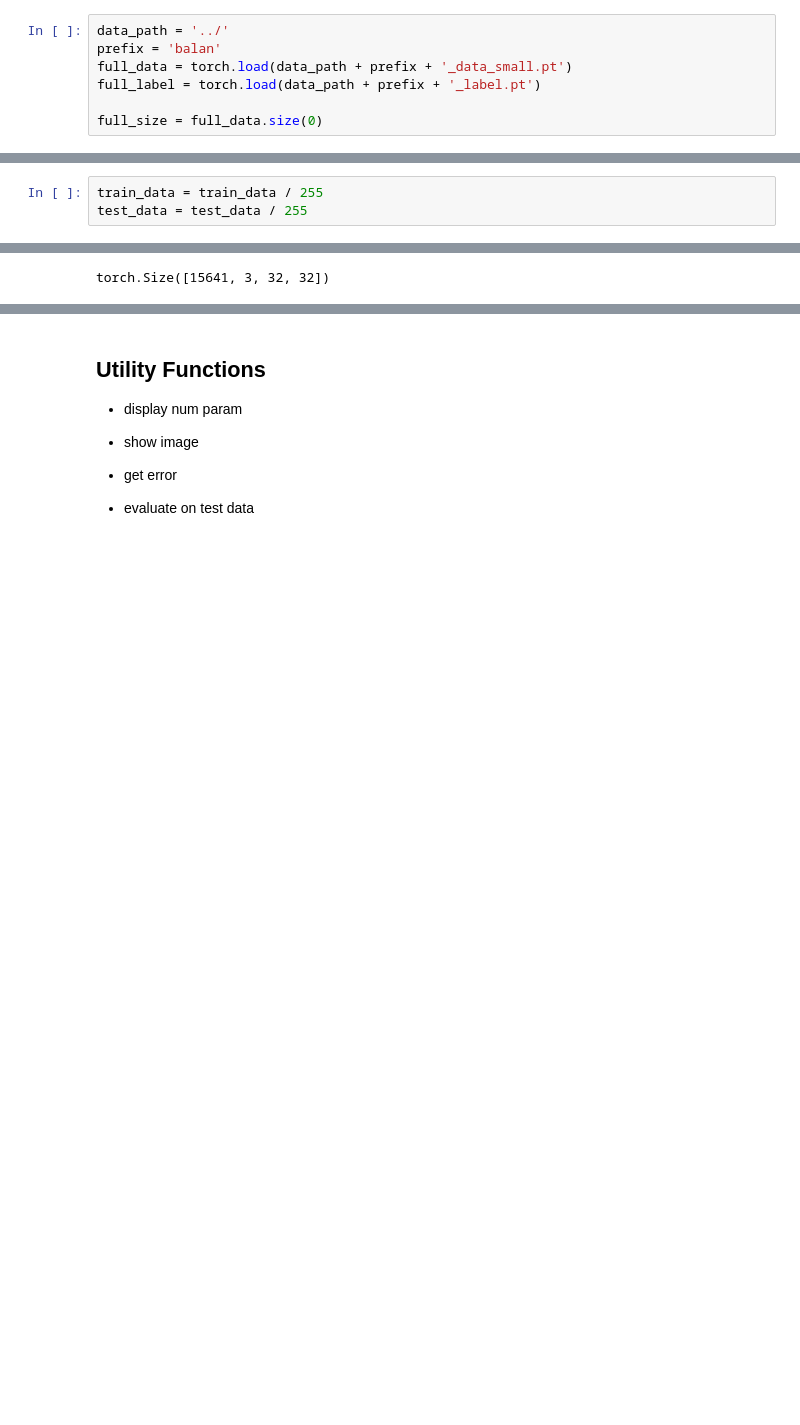
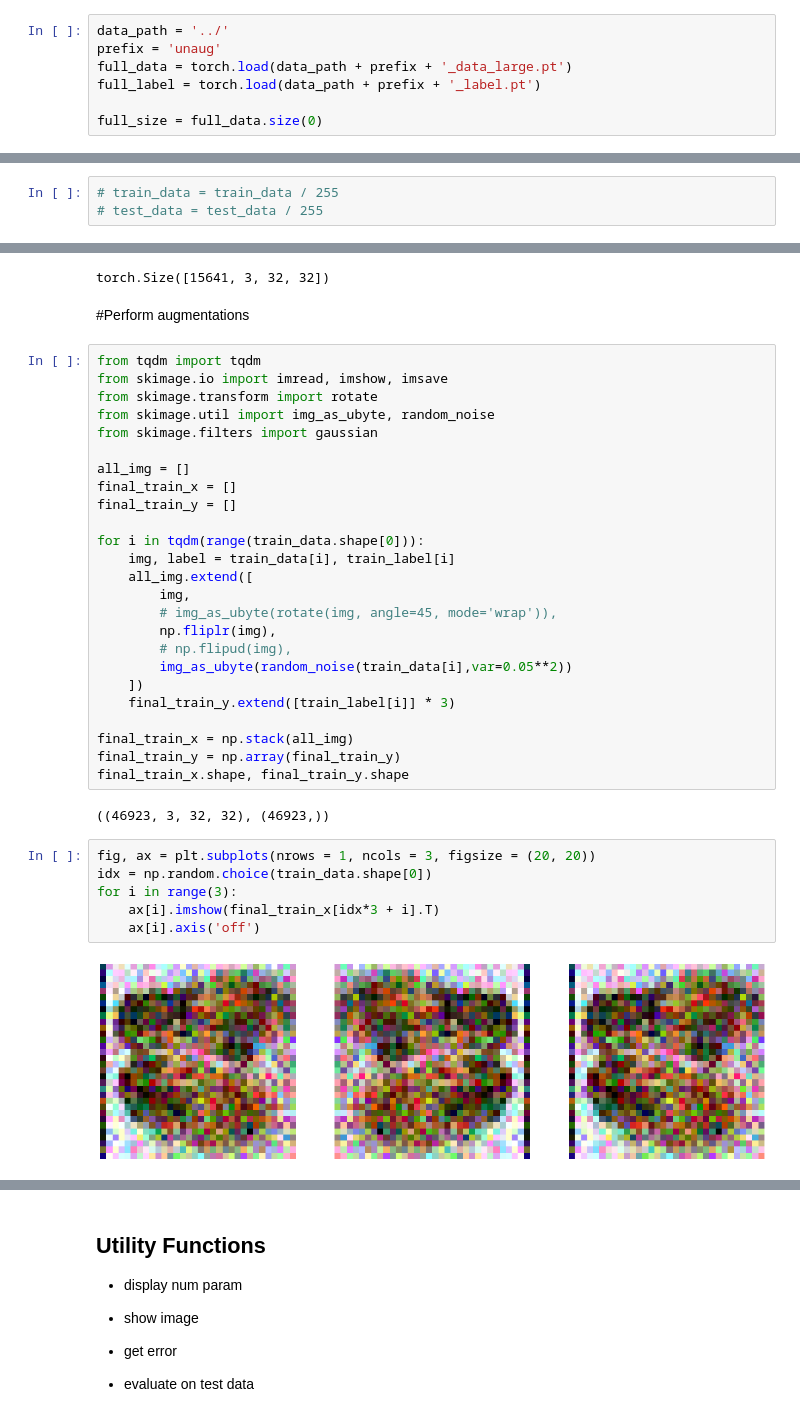
Before and after one commit to Chen-Yiyang/cs4243_project, a Jupyter notebook: baseline/Baseline_Vanilla_CNN.ipynb, the cells around one changed output, grey strips where cells are left out. Cells and saved outputs as stored; diff of their text form; blank space fills up the shorter version.

```diff
--- a/baseline/Baseline_Vanilla_CNN.ipynb
+++ b/baseline/Baseline_Vanilla_CNN.ipynb
@@ -10,8 +10,8 @@ import matplotlib.pyplot as plt
 ## Load data
 # %%
 data_path = '../'
-prefix = 'balan'
-full_data = torch.load(data_path + prefix + '_data_small.pt')
+prefix = 'unaug'
+full_data = torch.load(data_path + prefix + '_data_large.pt')
 full_label = torch.load(data_path + prefix + '_label.pt')
 
 full_size = full_data.size(0)
@@ -28,8 +28,8 @@ train_label = full_label[train_indices]
 test_data = full_data[test_indices]
 test_label = full_label[test_indices]
 # %%
-train_data = train_data / 255
-test_data = test_data / 255
+# train_data = train_data / 255
+# test_data = test_data / 255
 # %%
 # show size
 print("Training data, ", train_data.size(), "Type", train_data.type())
@@ -41,3 +41,40 @@ Training label, torch.Size([15641])
 train_data.size()
 # %% [output]
 torch.Size([15641, 3, 32, 32])
+# %% [markdown]
+#Perform augmentations
+# %%
+from tqdm import tqdm
+from skimage.io import imread, imshow, imsave
+from skimage.transform import rotate
+from skimage.util import img_as_ubyte, random_noise
+from skimage.filters import gaussian
+
+all_img = []
+final_train_x = []
+final_train_y = []
+
+for i in tqdm(range(train_data.shape[0])):
+    img, label = train_data[i], train_label[i]
+    all_img.extend([
+        img,
+        # img_as_ubyte(rotate(img, angle=45, mode='wrap')),
+        np.fliplr(img),
+        # np.flipud(img),
+        img_as_ubyte(random_noise(train_data[i],var=0.05**2))
+    ])
+    final_train_y.extend([train_label[i]] * 3)
+
+final_train_x = np.stack(all_img)
+final_train_y = np.array(final_train_y)
+final_train_x.shape, final_train_y.shape
+# %% [output]
+((46923, 3, 32, 32), (46923,))
+# %%
+fig, ax = plt.subplots(nrows = 1, ncols = 3, figsize = (20, 20))
+idx = np.random.choice(train_data.shape[0])
+for i in range(3):
+    ax[i].imshow(final_train_x[idx*3 + i].T)
+    ax[i].axis('off')
+# %% [output]
+[figure, added]
```
Also changed, not shown: parts of 10 cells of this notebook, 2 other files.
